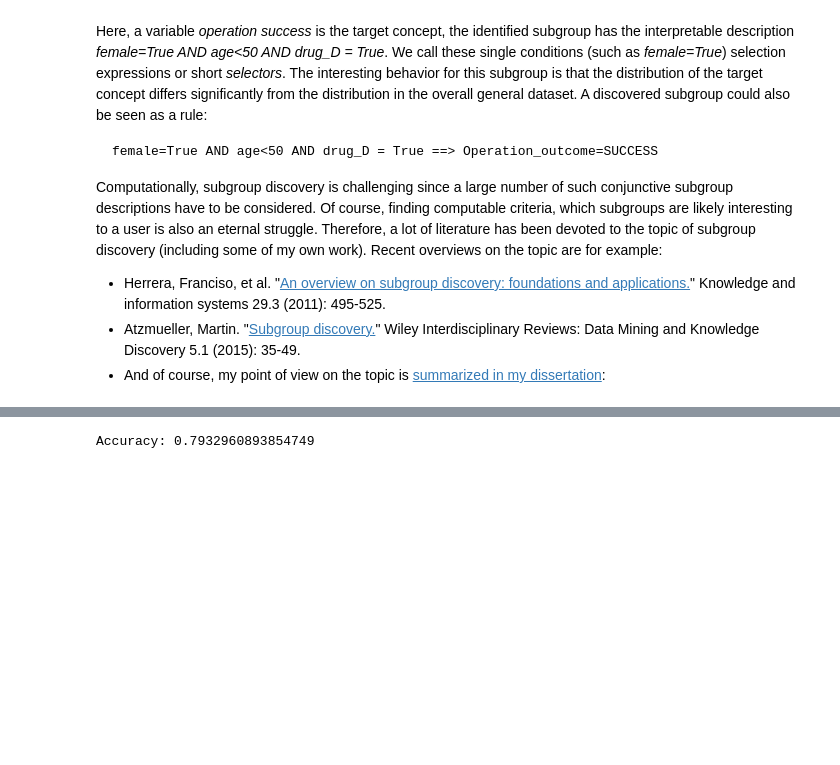
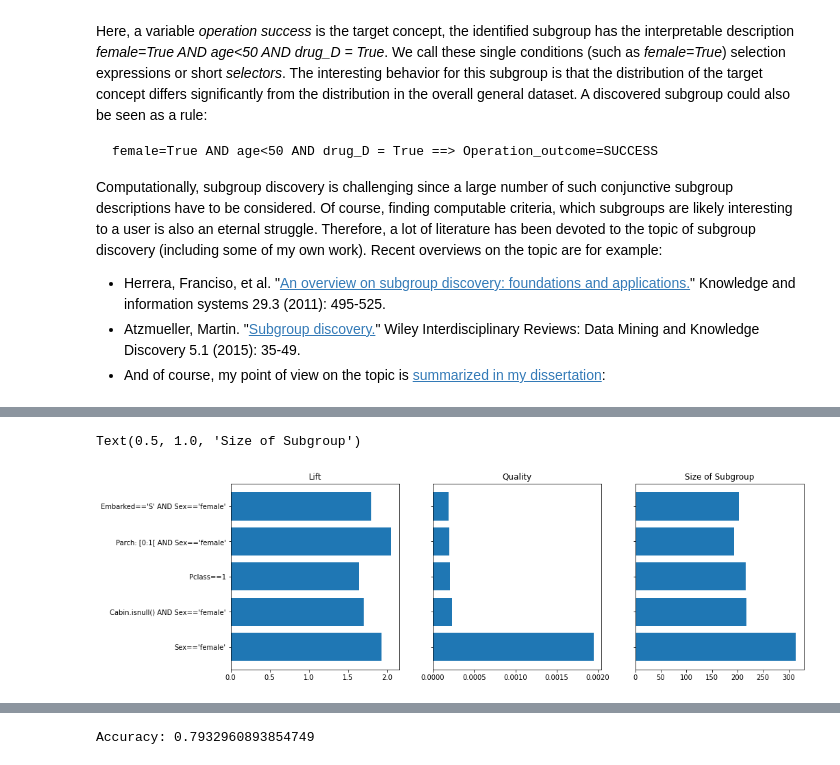
Before and after one commit to Harshal4598/Optimizing-Mixed-Effect-Models-for-Improved-Performance-and-Interpretability, a Jupyter notebook: notebooks/PySubgroup_Experiment.ipynb, the cells around one changed output, grey strips where cells are left out. Cells and saved outputs as stored; diff of their text form; code cells hidden in the pictures; blank space fills up the shorter version.

```diff
--- a/notebooks/PySubgroup_Experiment.ipynb
+++ b/notebooks/PySubgroup_Experiment.ipynb
@@ -45,7 +31,10 @@ A simple use case (here using the well known _titanic_ data) can be created in j
 # %%
 import pandas as pd
 import numpy as np
+import matplotlib.pyplot as plt
 import pysubgroup as ps
+import warnings
+warnings.simplefilter(action='ignore', category=FutureWarning)
 
 # Load the example dataset
 from pysubgroup.tests.DataSets import get_titanic_data
@@ -58,6 +47,6 @@ task = ps.SubgroupDiscoveryTask (
     target,
     searchspace,
     result_set_size=5,
-    depth=2,
-    qf=ps.WRAccQF())
-result = ps.BeamSearch().execute(task)
+    depth=3,
+    qf=ps.StandardQF(5))
+result = ps.BestFirstSearch().execute(task)
@@ -63,0 +74,3 @@ result = ps.BeamSearch().execute(task)
+# %%
+dataset = result.to_dataframe()
+dataset.head()
@@ -63,0 +84,11 @@ result = ps.BeamSearch().execute(task)
+# %%
+fig, (ax1, ax2, ax3) = plt.subplots(1, 3, figsize=(15, 5) ,sharey=True)
+ax1.barh(dataset.subgroup, dataset.lift)
+ax1.set_title('Lift')
+ax2.barh(dataset.subgroup, dataset.quality)
+ax2.set_title('Quality')
+ax3.barh(dataset.subgroup, dataset.size_sg)
+ax3.set_title('Size of Subgroup')
+# %% [output]
+Text(0.5, 1.0, 'Size of Subgroup')
+[figure, added]
```
Also changed, not shown: parts of 11 cells of this notebook.
